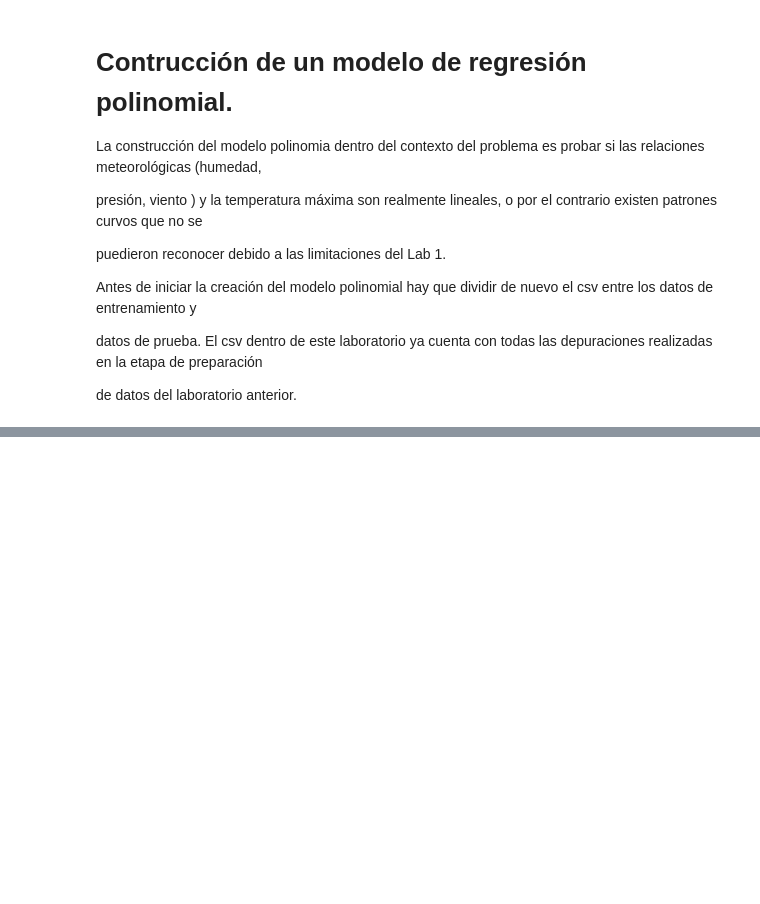
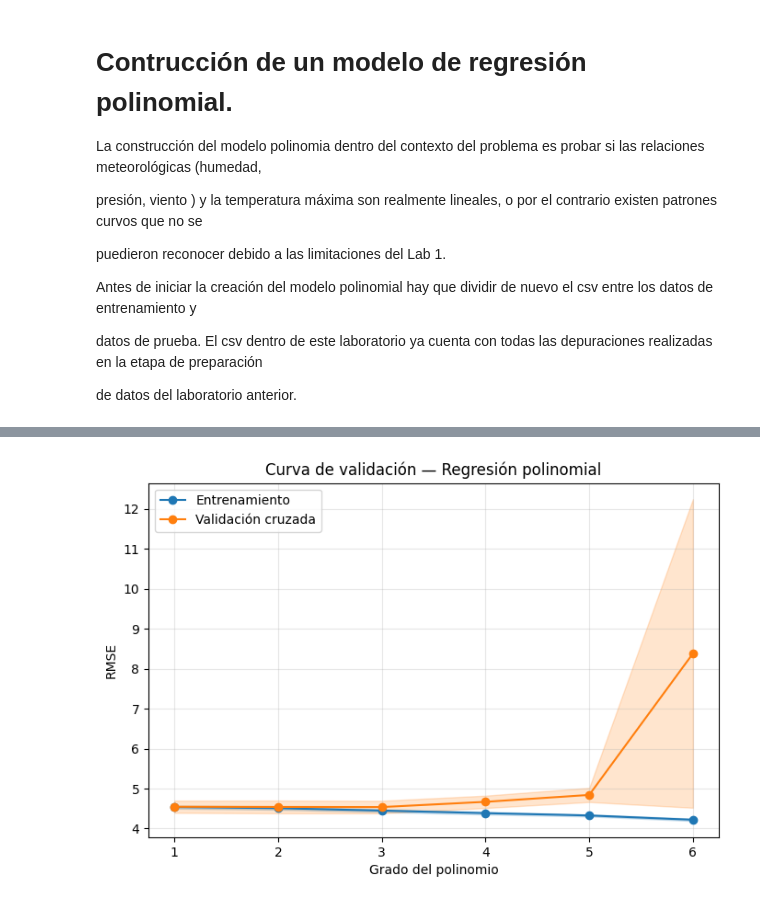
Before and after one commit to DanielGT27-Q/Laboratorio_2_MC, a Jupyter notebook: Laboratorio.ipynb, the cells around one changed output, grey strips where cells are left out. Cells and saved outputs as stored; diff of their text form; code cells hidden in the pictures; blank space fills up the shorter version.

```diff
--- a/Laboratorio.ipynb
+++ b/Laboratorio.ipynb
@@ -74,0 +223,18 @@ pipeline_poly = Pipeline(steps=[
+# %%
+train_scores, val_scores = validation_curve(
+    estimator=pipeline_poly,
+    X=X_train, y=y_train,
+    param_name="preprocesamiento__num__polynomial__degree",
+    param_range=grados,
+    cv=5,
+    scoring="neg_root_mean_squared_error",
+    n_jobs=-1
+)
+
+# Como el scoring viene negado, se multiplica por -1 para volver a RMSE positivo
+train_rmse = -train_scores
+val_rmse = -val_scores
+
+
+print(train_rmse)
+print(val_rmse)
@@ -74,0 +269,10 @@ pipeline_poly = Pipeline(steps=[
+# %%
+import numpy as np
+
+train_mean = train_rmse.mean(axis=1)
+train_std  = train_rmse.std(axis=1)
+val_mean   = val_rmse.mean(axis=1)
+val_std    = val_rmse.std(axis=1)
+
+for g, tm, vm in zip(grados, train_mean, val_mean):
+    print(f"Grado {g}: RMSE train={tm:.3f} | RMSE val={vm:.3f}")
@@ -74,0 +298,19 @@ pipeline_poly = Pipeline(steps=[
+# %%
+import matplotlib.pyplot as plt
+
+plt.figure(figsize=(8,5))
+
+plt.plot(grados, train_mean, marker='o', label="Entrenamiento", color="tab:blue")
+plt.fill_between(grados, train_mean - train_std, train_mean + train_std, alpha=0.2, color="tab:blue")
+
+plt.plot(grados, val_mean, marker='o', label="Validación cruzada", color="tab:orange")
+plt.fill_between(grados, val_mean - val_std, val_mean + val_std, alpha=0.2, color="tab:orange")
+
+plt.xlabel("Grado del polinomio")
+plt.ylabel("RMSE")
+plt.title("Curva de validación — Regresión polinomial")
+plt.legend()
+plt.grid(alpha=0.3)
+plt.show()
+# %% [output]
+[figure, added]
```
Also changed, not shown: parts of 27 cells of this notebook.
